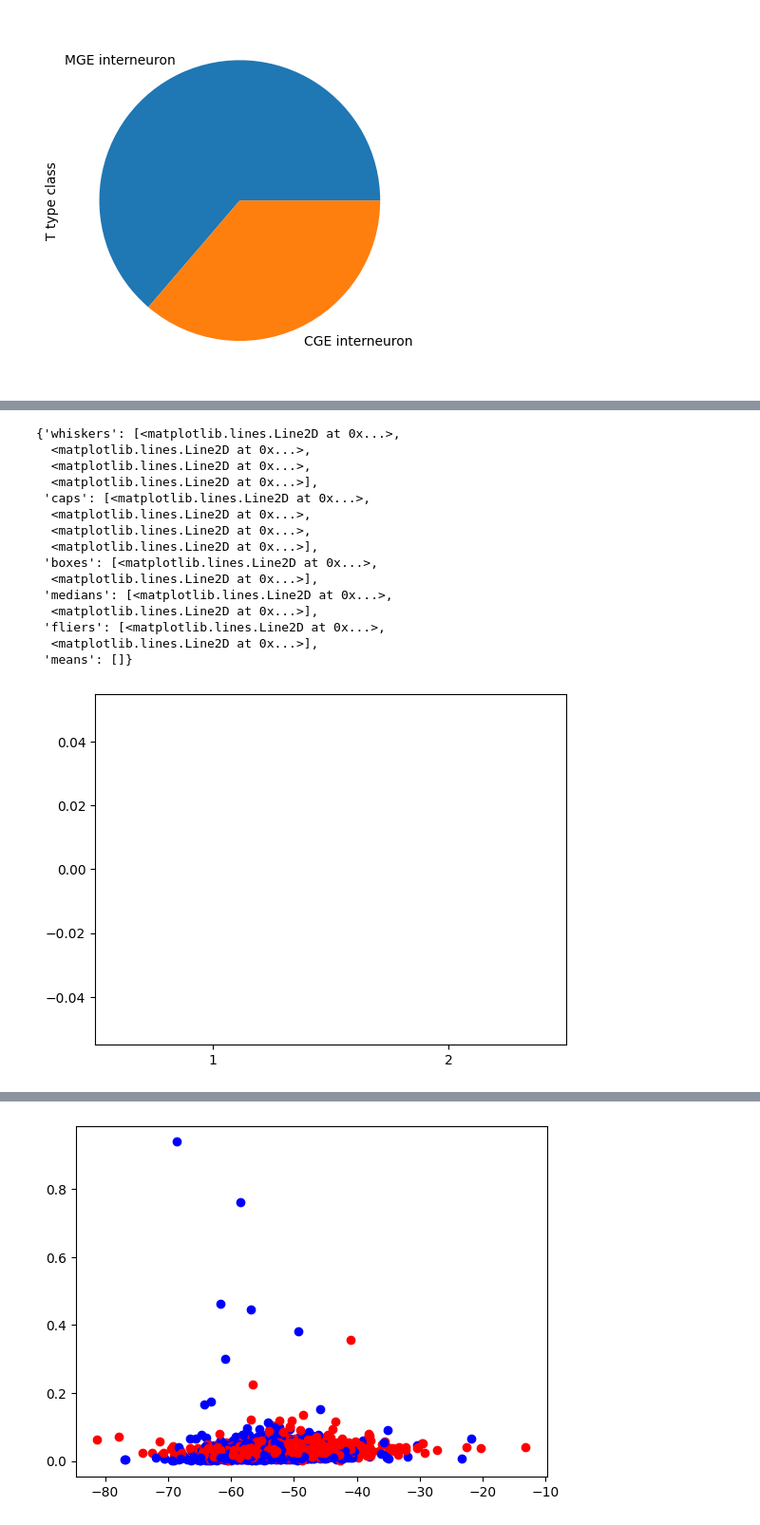
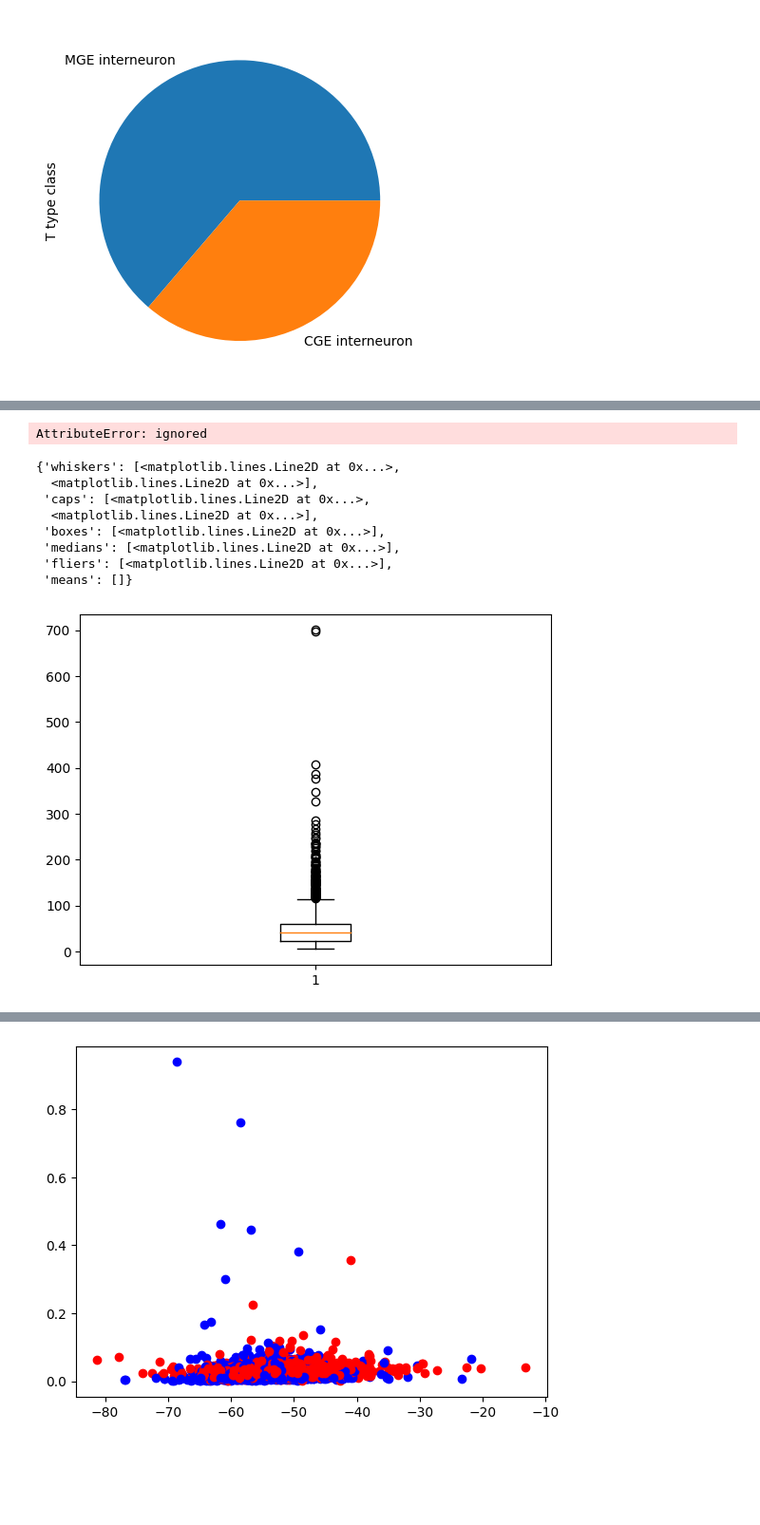
Before and after one commit to ChelseyCochrane/chelseys-repository, a Jupyter notebook: Final_Project.ipynb, the cells around one changed output, grey strips where cells are left out. Shown: that part at 95% size. Saved outputs shown, nothing was run; the diff lists cells and outputs as text; code cells hidden in the pictures; blank space fills up the shorter version.

```diff
--- a/Final_Project.ipynb
+++ b/Final_Project.ipynb
@@ -66,22 +99,27 @@ MGE_interneuron = patch_seq[patch_seq['T type class'] == 'MGE interneuron']
 CGE_interneuron = patch_seq[patch_seq['T type class'] == 'CGE interneuron']
 MGE_interneuron_ft = MGE_interneuron['Avg ISI']
 CGE_interneuron_ft = CGE_interneuron['Avg ISI']
-data = [MGE_interneuron_ft.tolist(), CGE_interneuron_ft.tolist()]
+data = [MGE_interneuron_ft.flatten(), CGE_interneuron_ft.flatten()]
 plt.boxplot(data)
 # %% [output]
-{'whiskers': [<matplotlib.lines.Line2D at 0x...>,
-  <matplotlib.lines.Line2D at 0x...>,
-  <matplotlib.lines.Line2D at 0x...>,
-  <matplotlib.lines.Line2D at 0x...>],
- 'caps': [<matplotlib.lines.Line2D at 0x...>,
-  <matplotlib.lines.Line2D at 0x...>,
-  <matplotlib.lines.Line2D at 0x...>,
-  <matplotlib.lines.Line2D at 0x...>],
- 'boxes': [<matplotlib.lines.Line2D at 0x...>,
-  <matplotlib.lines.Line2D at 0x...>],
- 'medians': [<matplotlib.lines.Line2D at 0x...>,
-  <matplotlib.lines.Line2D at 0x...>],
- 'fliers': [<matplotlib.lines.Line2D at 0x...>,
-  <matplotlib.lines.Line2D at 0x...>],
- 'means': []}
+AttributeError: ignored
-[figure, removed]
+# %%
+'''MGE_interneuron = patch_seq[patch_seq['T type class'] == 'MGE interneuron']
+CGE_interneuron = patch_seq[patch_seq['T type class'] == 'CGE interneuron']
+MGE_interneuron_ISI = MGE_interneuron['Avg ISI']
+filtered_MGE_interneuron_ISI = MGE_interneuron_ISI(~np.isnan(MGE_interneuron_ISI))
+CGE_interneuron_ISI = MGE_interneuron['Avg ISI']
+filtered_CGE_interneuron_ISI = CGE_interneuron_ISI(~np.isnan(CGE_interneuron_ISI))
+data = filtered_MGE_interneuron_ISI.tolist(), filtered_CGE_interneuron_ISI.tolist()
+plt.boxplot(data)'''
+plt.boxplot(MGE_ISI.flatten())
+# %% [output]
+{'whiskers': [<matplotlib.lines.Line2D at 0x...>,
+  <matplotlib.lines.Line2D at 0x...>],
+ 'caps': [<matplotlib.lines.Line2D at 0x...>,
+  <matplotlib.lines.Line2D at 0x...>],
+ 'boxes': [<matplotlib.lines.Line2D at 0x...>],
+ 'medians': [<matplotlib.lines.Line2D at 0x...>],
+ 'fliers': [<matplotlib.lines.Line2D at 0x...>],
+ 'means': []}
+[figure, added]
```
Also changed, not shown: parts of 13 cells of this notebook.
